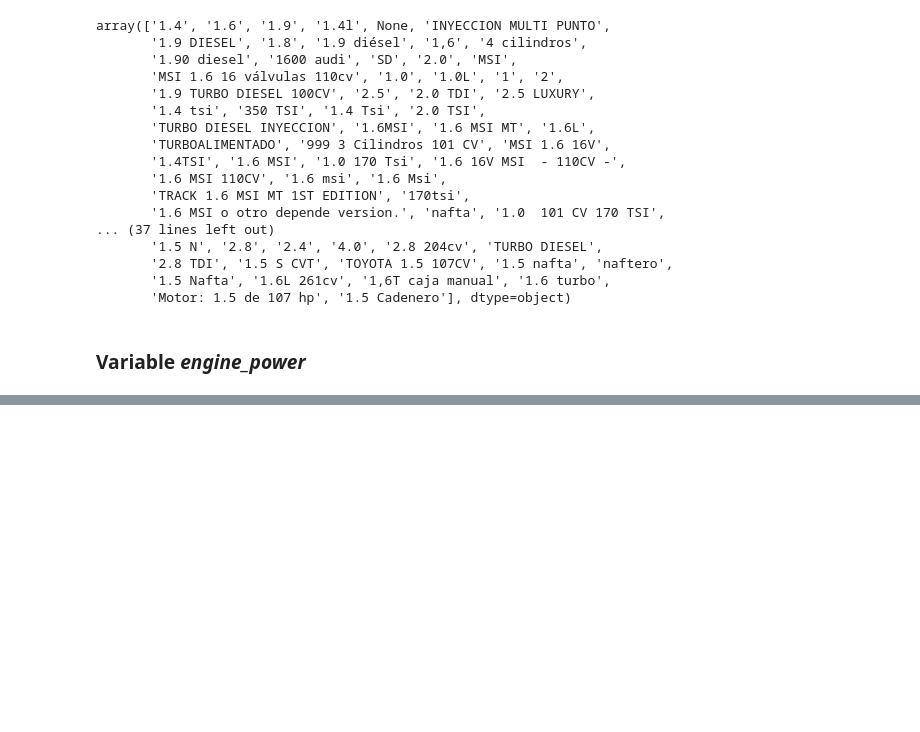
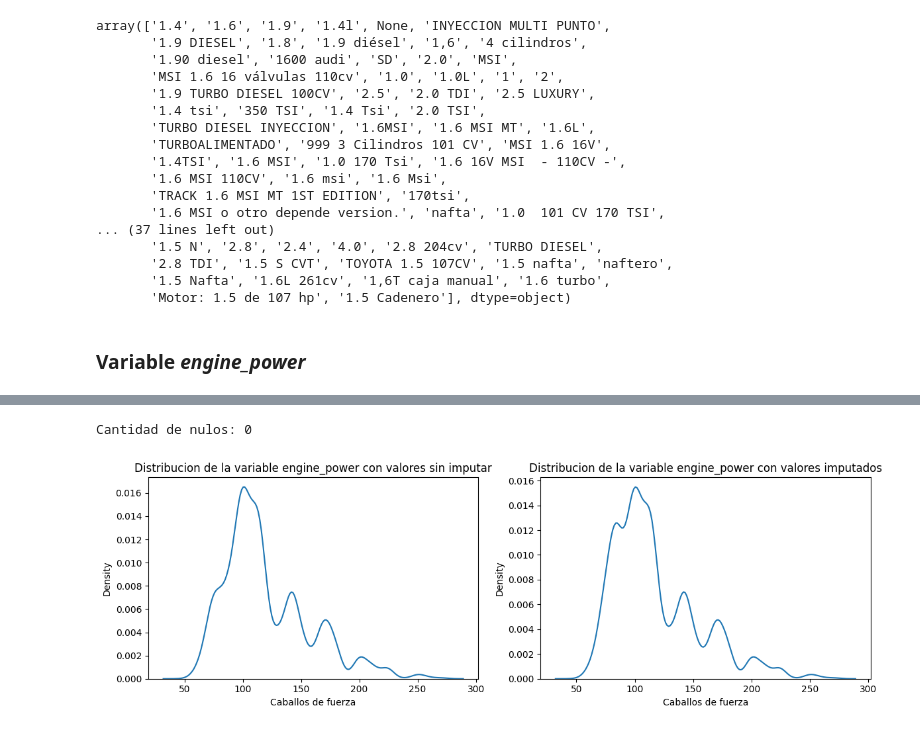
Before and after one commit to arielRas/UsedCarPricePredict-MercadoLibre, a Jupyter notebook: CarPricePredict.ipynb, the cells around one changed output, grey strips where cells are left out. Saved outputs shown, nothing was run; the diff lists cells and outputs as text; code cells hidden in the pictures; blank space fills up the shorter version.

Commit message:
Se modifica variable engine_power

```diff
--- a/CarPricePredict.ipynb
+++ b/CarPricePredict.ipynb
@@ -141,0 +187,7 @@ df.drop(columns='engine', inplace=True)
+# %%
+#Copia de la variable sin imputar
+var_nan = df.engine_power.copy()
+# %%
+df_mode = df.groupby('model')['engine_power'].apply(lambda x: stats.mode(x)[0]) #Devuelve valor de moda[0] y conteo[1]
+df_mode = df_mode.reset_index(name='mode')
+df_mode.head()
@@ -141,0 +201,23 @@ df.drop(columns='engine', inplace=True)
+# %%
+def get_mode(model:str) -> float:
+    mode = df_mode.loc[df_mode.model == 'Gol', 'mode'].item()
+    return mode
+# %%
+df.engine_power = df.apply(lambda x: get_mode(x.model) if pd.isna(x.engine_power) else x.engine_power, axis=1)
+print(f'Cantidad de nulos: {df.engine_power.isna().sum()}')
+# %% [output]
+Cantidad de nulos: 0
+# %%
+fig, ax = plt.subplots(nrows=1, ncols=2, figsize=(12,4))
+#sns.histplot(x=var_nan, kde=True, ax=ax[0])
+sns.kdeplot(x=var_nan, ax=ax[0])
+ax[0].set_title('Distribucion de la variable engine_power con valores sin imputar')
+ax[0].set_xlabel('Caballos de fuerza')
+
+sns.kdeplot(x=df.engine_power, ax=ax[1])
+ax[1].set_title('Distribucion de la variable engine_power con valores imputados')
+ax[1].set_xlabel('Caballos de fuerza')
+plt.tight_layout()
+plt.show()
+# %% [output]
+[figure, added]
```
Also changed, not shown: parts of 10 cells of this notebook.
